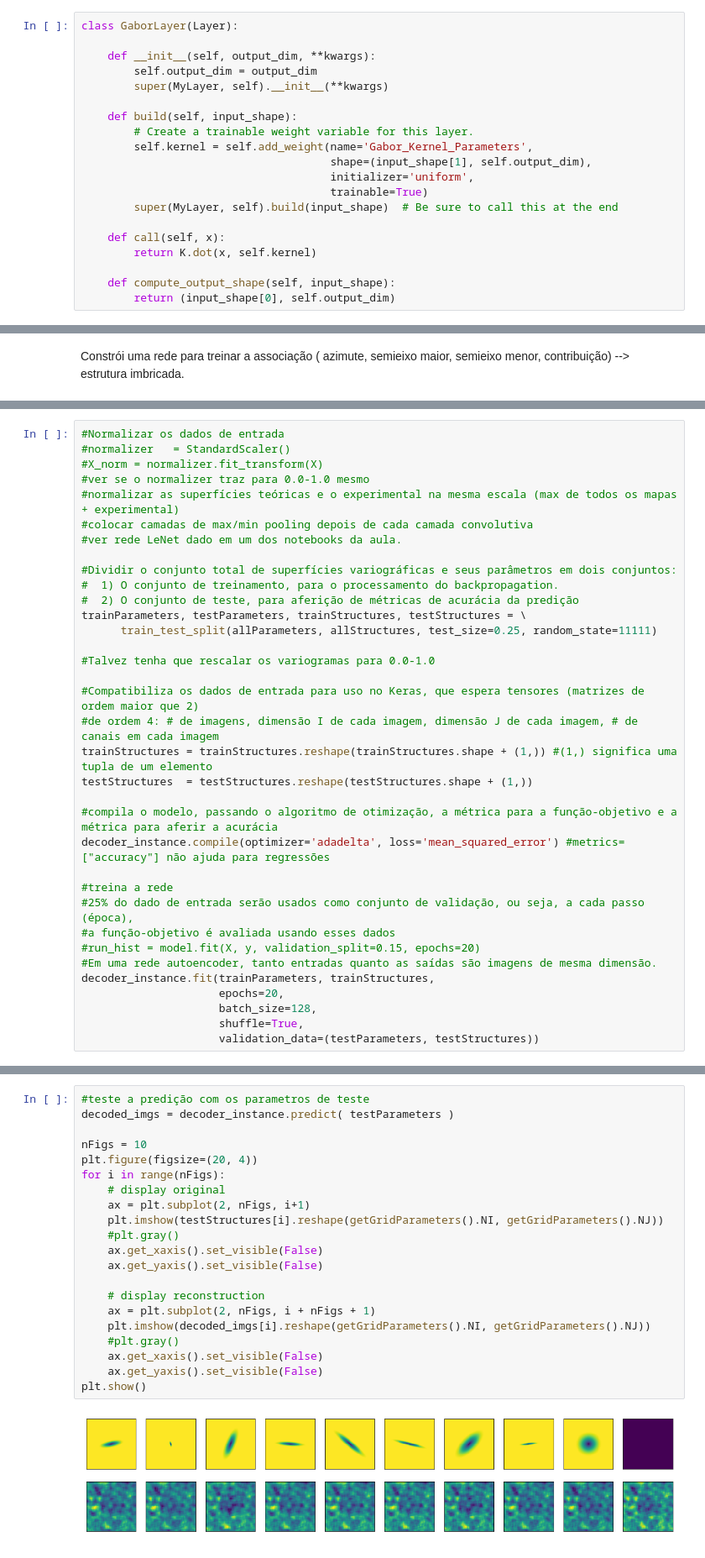
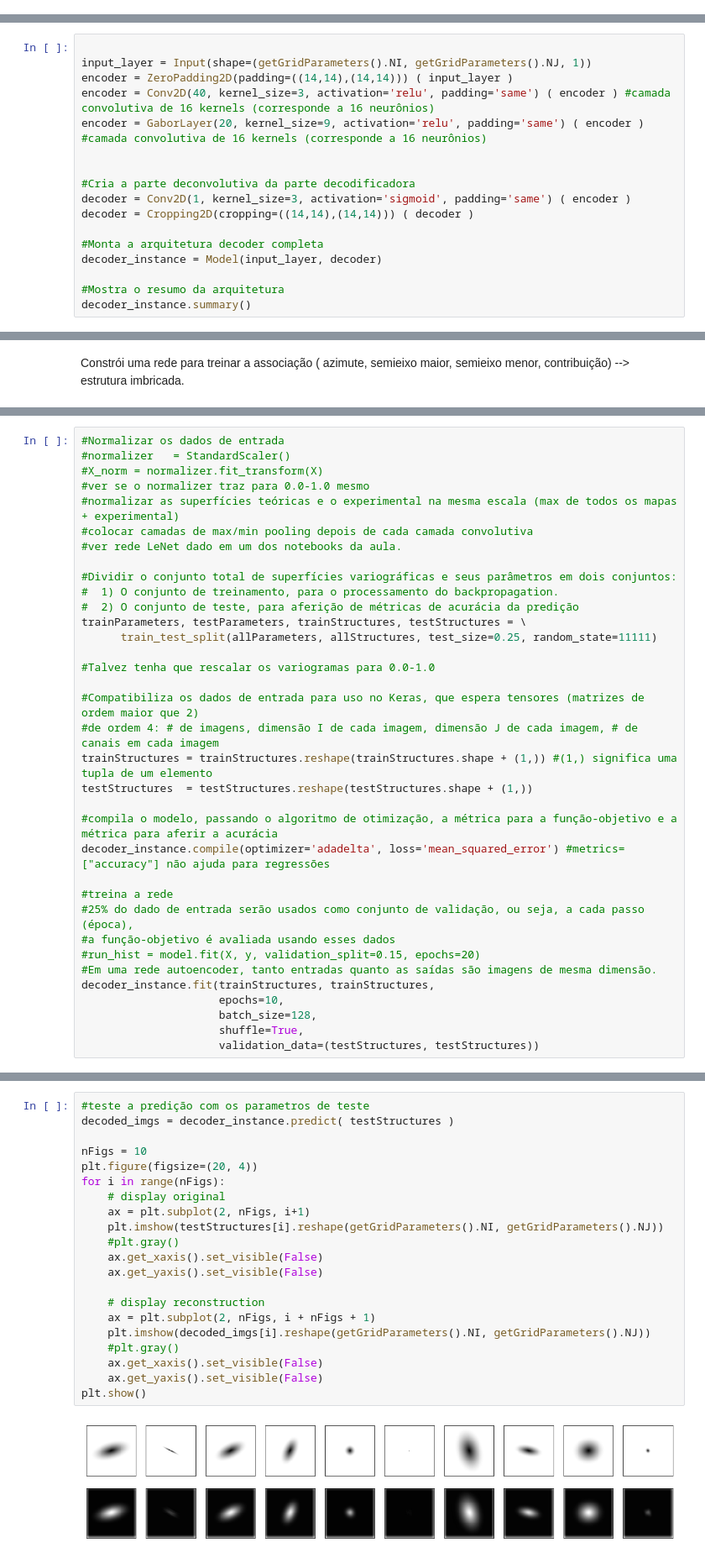
Before and after one commit to PauloCarvalhoRJ/notebooks_tese, a Jupyter notebook: ArchY_Varmap.ipynb, the cells around one changed output, grey strips where cells are left out. Shown at 84% size. Drawn from its saved outputs; the diff is of its cells as text.

Commit message:
New notebook for the investigation of Gabor layers.

```diff
--- a/ArchY_Varmap.ipynb
+++ b/ArchY_Varmap.ipynb
@@ -151,23 +164,3 @@ Define uma camada cujos parâmetros aprendíveis são os de um núcleo Gabor 2D,
-# %%
-class GaborLayer(Layer):
-
-    def __init__(self, output_dim, **kwargs):
-        self.output_dim = output_dim
-        super(MyLayer, self).__init__(**kwargs)
-
-    def build(self, input_shape):
-        # Create a trainable weight variable for this layer.
-        self.kernel = self.add_weight(name='Gabor_Kernel_Parameters',
-                                      shape=(input_shape[1], self.output_dim),
-                                      initializer='uniform',
-                                      trainable=True)
-        super(MyLayer, self).build(input_shape)  # Be sure to call this at the end
-
-    def call(self, x):
-        return K.dot(x, self.kernel)
-
-    def compute_output_shape(self, input_shape):
-        return (input_shape[0], self.output_dim)
 # %% [markdown]
 Gerar estruturas variográficas simples e seus quatro parâmetros.
 # %%
@@ -244,0 +399,17 @@ plt.show()
+# %%
+
+input_layer = Input(shape=(getGridParameters().NI, getGridParameters().NJ, 1))
+encoder = ZeroPadding2D(padding=((14,14),(14,14))) ( input_layer )
+encoder = Conv2D(40, kernel_size=3, activation='relu', padding='same') ( encoder ) #camada convolutiva de 16 kernels (corresponde a 16 neurônios)
+encoder = GaborLayer(20, kernel_size=9, activation='relu', padding='same') ( encoder ) #camada convolutiva de 16 kernels (corresponde a 16 neurônios)
+
+
+#Cria a parte deconvolutiva da parte decodificadora
+decoder = Conv2D(1, kernel_size=3, activation='sigmoid', padding='same') ( encoder )
+decoder = Cropping2D(cropping=((14,14),(14,14))) ( decoder )
+
+#Monta a arquitetura decoder completa
+decoder_instance = Model(input_layer, decoder)
+
+#Mostra o resumo da arquitetura
+decoder_instance.summary()
@@ -318,9 +465,9 @@ decoder_instance.compile(optimizer='adadelta', loss='mean_squared_error') #metri
 #a função-objetivo é avaliada usando esses dados
 #run_hist = model.fit(X, y, validation_split=0.15, epochs=20)
 #Em uma rede autoencoder, tanto entradas quanto as saídas são imagens de mesma dimensão.
-decoder_instance.fit(trainParameters, trainStructures,
-                     epochs=20,
+decoder_instance.fit(trainStructures, trainStructures,
+                     epochs=10,
                      batch_size=128,
                      shuffle=True,
-                     validation_data=(testParameters, testStructures))
+                     validation_data=(testStructures, testStructures))
 # %% [output]
@@ -345,23 +475,23 @@ Epoch 20/20
 # %%
 #teste a predição com os parametros de teste
-decoded_imgs = decoder_instance.predict( testParameters )
+decoded_imgs = decoder_instance.predict( testStructures )
 
 nFigs = 10
 plt.figure(figsize=(20, 4))
 for i in range(nFigs):
     # display original
     ax = plt.subplot(2, nFigs, i+1)
     plt.imshow(testStructures[i].reshape(getGridParameters().NI, getGridParameters().NJ))
     #plt.gray()
     ax.get_xaxis().set_visible(False)
     ax.get_yaxis().set_visible(False)
 
     # display reconstruction
     ax = plt.subplot(2, nFigs, i + nFigs + 1)
     plt.imshow(decoded_imgs[i].reshape(getGridParameters().NI, getGridParameters().NJ))
     #plt.gray()
     ax.get_xaxis().set_visible(False)
     ax.get_yaxis().set_visible(False)
 plt.show()
 # %% [output]
-[figure, old version]
+[figure, new version]
```
Also changed, not shown: parts of 9 cells of this notebook.
